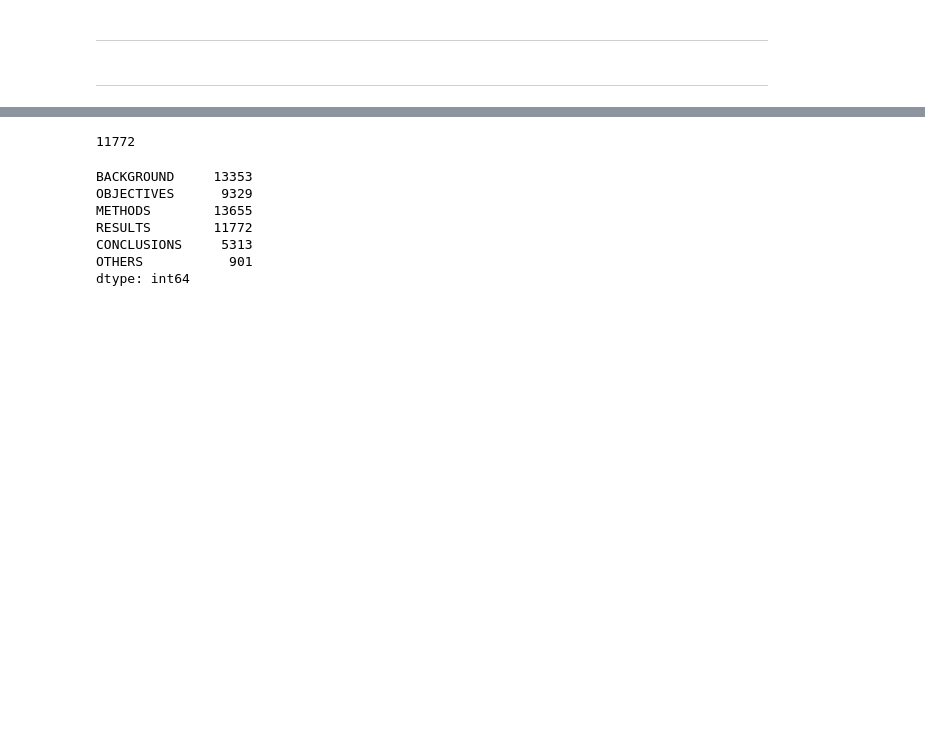
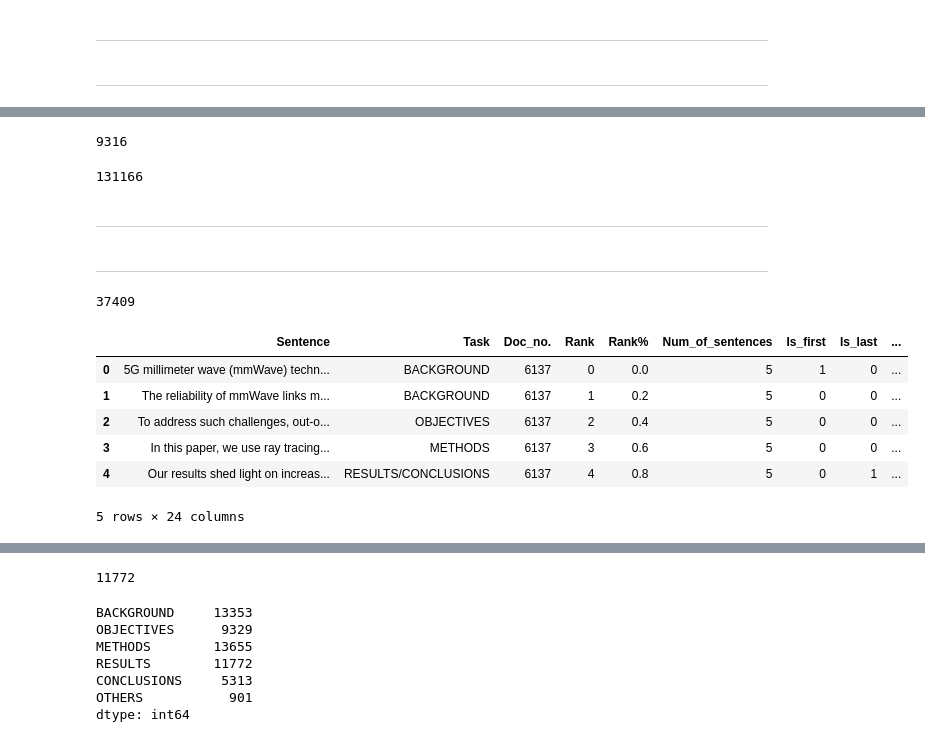
Before and after one commit to pclightyear/AI_Cup_Abstract_Labeling_Competition, a Jupyter notebook: sentence_task_preprocess.ipynb, the cells around one changed output, grey strips where cells are left out. Saved outputs shown, nothing was run; the diff lists cells and outputs as text; code cells hidden in the pictures; blank space fills up the shorter version.

```diff
--- a/sentence_task_preprocess.ipynb
+++ b/sentence_task_preprocess.ipynb
@@ -264,0 +292,28 @@ test_set.head()
+# %%
+test_df.to_pickle('data/test_df.pkl')
+len(test_df)
+# %% [output]
+9316
+# %%
+public_test_df_split.to_pickle('data/public_test_df.pkl')
+len(public_test_df_split)
+# %% [output]
+131166
+# %% [markdown]
+---
+# %% [markdown]
+---
+# %%
+len(train_df)
+# %% [output]
+37409
+# %%
+train_df.head()
+# %% [output]
+|  | Sentence | Task | Doc_no. | Rank | Rank% | Num_of_sentences | Is_first | Is_last | ... |
+| 0 | 5G millimeter wave (mmWave) techn... | BACKGROUND | 6137 | 0 | 0.0 | 5 | 1 | 0 | ... |
+| 1 | The reliability of mmWave links m... | BACKGROUND | 6137 | 1 | 0.2 | 5 | 0 | 0 | ... |
+| 2 | To address such challenges, out-o... | OBJECTIVES | 6137 | 2 | 0.4 | 5 | 0 | 0 | ... |
+| 3 | In this paper, we use ray tracing... | METHODS | 6137 | 3 | 0.6 | 5 | 0 | 0 | ... |
+| 4 | Our results shed light on increas... | RESULTS/CONCLUSIONS | 6137 | 4 | 0.8 | 5 | 0 | 1 | ... |
+5 rows × 24 columns
```
Also changed, not shown: parts of 74 cells of this notebook, 9 other files.
